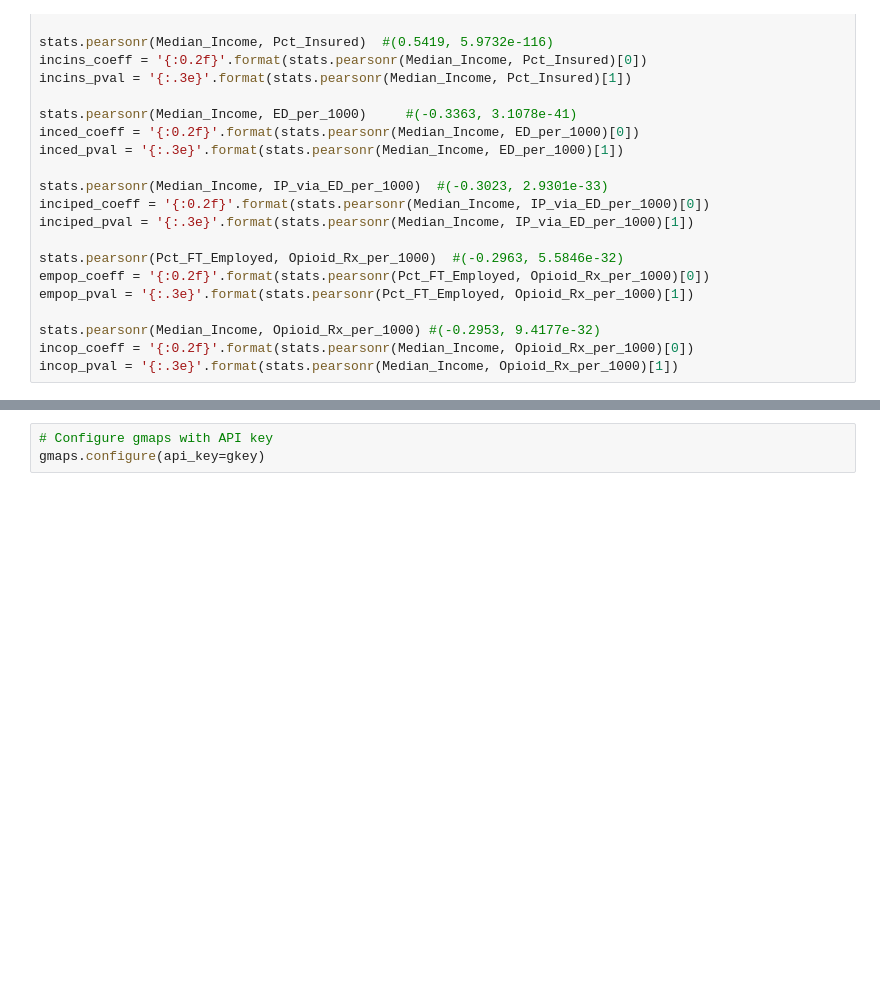
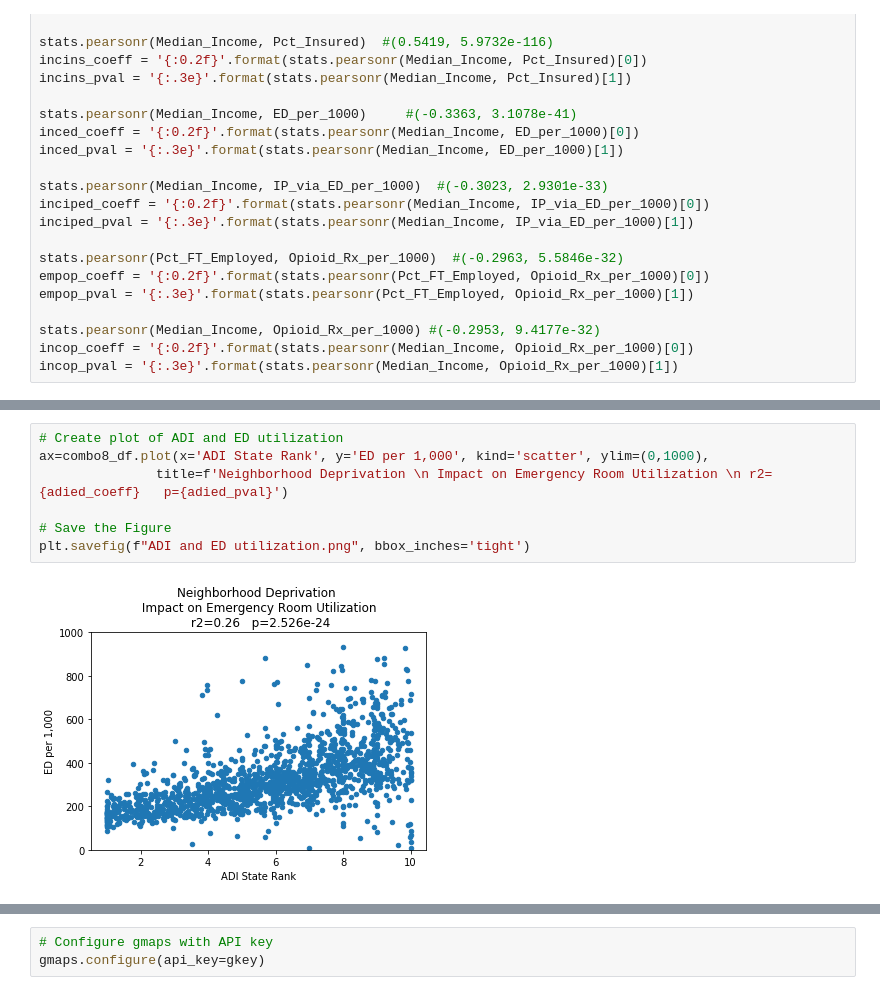
Before and after one commit to velasquezg1/ED_Visits_Cannabis, a Jupyter notebook: Health_Util_Data_Analysis_bf.ipynb, the cells around one changed output, grey strips where cells are left out. Cells and saved outputs as stored; diff of their text form; blank space fills up the shorter version.

```diff
--- a/Health_Util_Data_Analysis_bf.ipynb
+++ b/Health_Util_Data_Analysis_bf.ipynb
@@ -167,0 +194,9 @@ ax.xaxis.set_major_formatter(mtick.StrMethodFormatter('${x:,.0f}'))
+# %%
+# Create plot of ADI and ED utilization
+ax=combo8_df.plot(x='ADI State Rank', y='ED per 1,000', kind='scatter', ylim=(0,1000),
+               title=f'Neighborhood Deprivation \n Impact on Emergency Room Utilization \n r2={adied_coeff}   p={adied_pval}')
+
+# Save the Figure
+plt.savefig(f"ADI and ED utilization.png", bbox_inches='tight')
+# %% [output]
+[figure, added]
```
Also changed, not shown: parts of 15 cells of this notebook, 15 other files.
